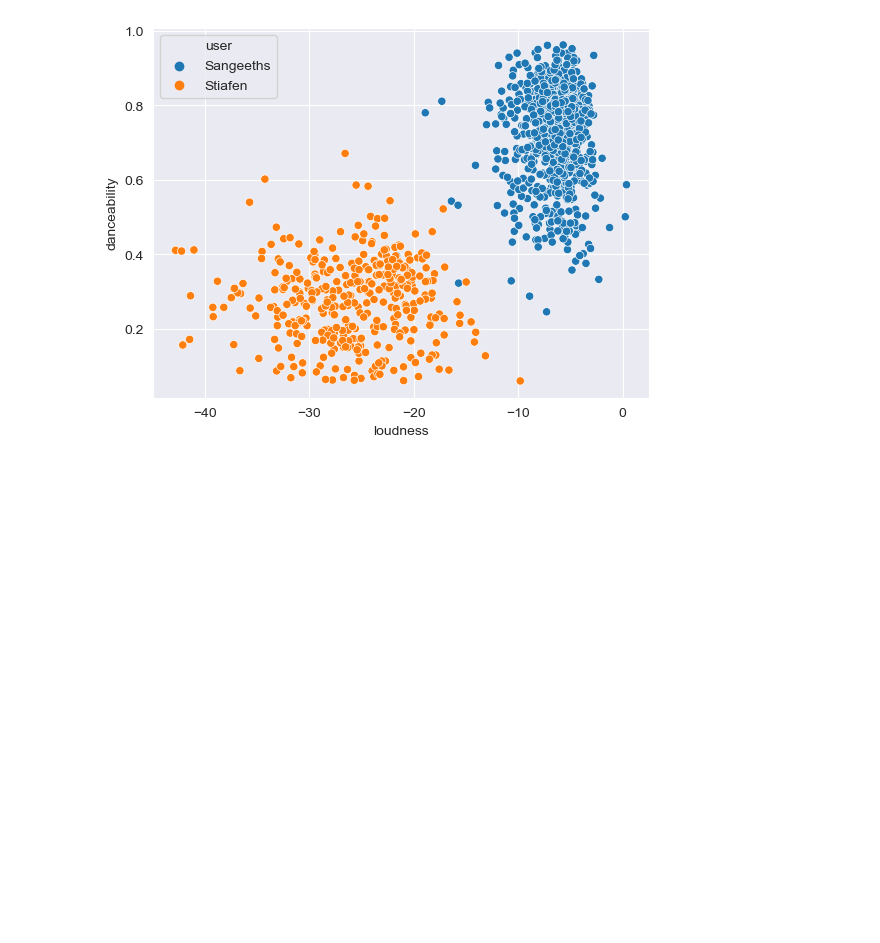
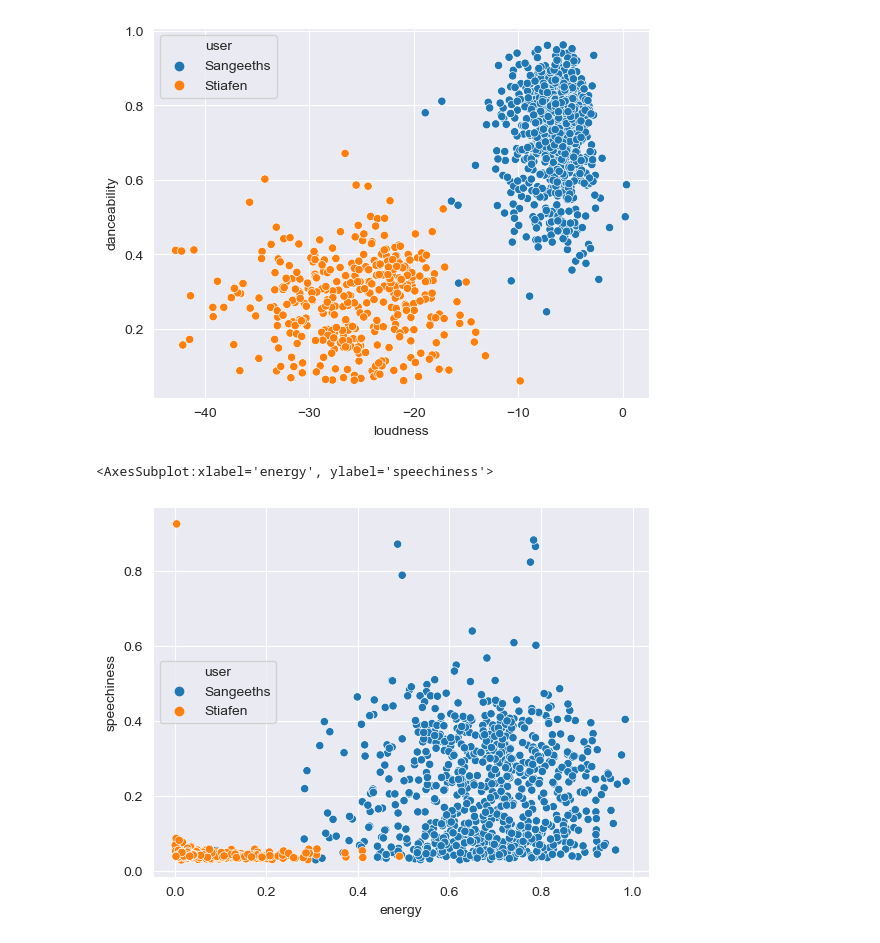
Before and after one commit to elFleppo/CDS-SpotipyProject, a Jupyter notebook: JupyterNotebook/SportifyProject.ipynb, the cells around one changed output. Saved outputs shown, nothing was run; the diff lists cells and outputs as text; code cells hidden in the pictures; blank space fills up the shorter version.

```diff
--- a/JupyterNotebook/SportifyProject.ipynb
+++ b/JupyterNotebook/SportifyProject.ipynb
@@ -302,3 +316,8 @@ sns.scatterplot(data=allAudioFeatures, x="loudness", y="danceability", hue="user
 # %% [output]
 <AxesSubplot:xlabel='loudness', ylabel='danceability'>
 [figure]
+# %%
+sns.scatterplot(data=allAudioFeatures, x="energy", y="speechiness", hue="user")
+# %% [output]
+<AxesSubplot:xlabel='energy', ylabel='speechiness'>
+[figure, added]
```
Also changed, not shown: parts of 5 cells of this notebook.
